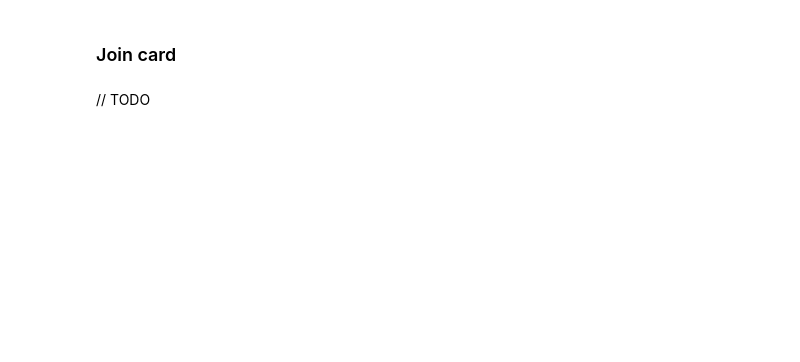
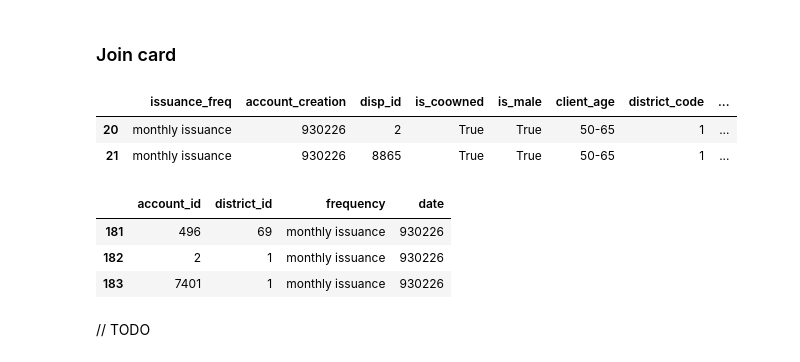
Before and after one commit to JoaoCostaIFG/AC, a Jupyter notebook: Banking.ipynb, the cells around one changed output. Cells and saved outputs as stored; diff of their text form; code cells hidden in the pictures; blank space fills up the shorter version.

```diff
--- a/Banking.ipynb
+++ b/Banking.ipynb
@@ -705,4 +718,17 @@ df
 # %% [markdown]
 ### Join card
+# %%
+df[df.account_creation == 930226]
+# %% [output]
+|  | issuance_freq | account_creation | disp_id | is_coowned | is_male | client_age | district_code | ... |
+| 20 | monthly issuance | 930226 | 2 | True | True | 50-65 | 1 | ... |
+| 21 | monthly issuance | 930226 | 8865 | True | True | 50-65 | 1 | ... |
+# %%
+account_df[account_df.date == 930226]
+# %% [output]
+|  | account_id | district_id | frequency | date |
+| 181 | 496 | 69 | monthly issuance | 930226 |
+| 182 | 2 | 1 | monthly issuance | 930226 |
+| 183 | 7401 | 1 | monthly issuance | 930226 |
 # %% [markdown]
 // TODO
```
Also changed, not shown: parts of 10 cells of this notebook.
